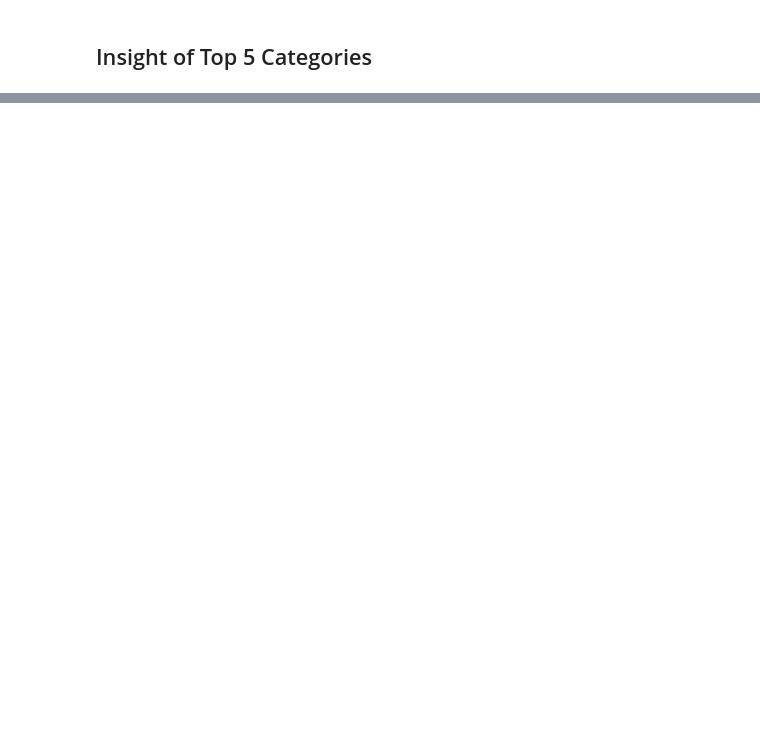
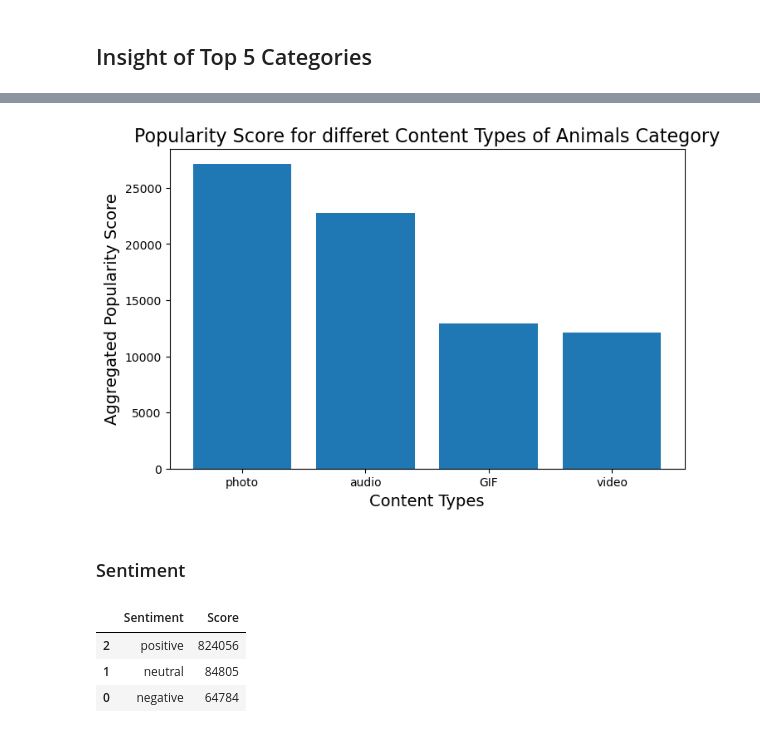
Before and after one commit to dulithaJayakodige/ForageAccentureDataAnalytics, a Jupyter notebook: dataCelaningModelling.ipynb, the cells around one changed output, grey strips where cells are left out. Cells and saved outputs as stored; diff of their text form; code cells hidden in the pictures; blank space fills up the shorter version.

```diff
--- a/dataCelaningModelling.ipynb
+++ b/dataCelaningModelling.ipynb
@@ -321,0 +344,7 @@ top5insight.head(20)
+# %%
+animals= top5insight.query("Category in 'animals' ")
+animals2 = animals[['ContentType','Score']]
+animals2.tail()
+
+animals3 = animals2.groupby(['ContentType'], as_index=False).sum().sort_values(by=['Score'],ascending=False) #get the agregated sum of score
+animals3.head(20) #Show the dataframe
@@ -321,0 +357,25 @@ top5insight.head(20)
+# %%
+fig = plt.figure(figsize = (8, 5))
+
+plt.bar(animals3['ContentType'] ,animals3['Score'], )# color ='magenta')
+
+plt.xlabel("Content Types",fontsize=14)
+plt.ylabel("Aggregated Popularity Score",fontsize=14)
+plt.title("Popularity Score for differet Content Types of Animals Category",fontsize=16)
+#plt.ylim(60000,76000)
+#plt.yticks(np.arange(0, 25000, 4000))
+plt.show()
+# %% [output]
+[figure, added]
+# %% [markdown]
+### Sentiment
+# %%
+SentimentScore= data_merge2[['Sentiment','Score']]
+
+SentimentScore2 = SentimentScore.groupby(['Sentiment'], as_index=False).sum().sort_values(by=['Score'],ascending=False) #get the agregated sum of score
+SentimentScore2.head(20) #Show the dataframe
+# %% [output]
+|  | Sentiment | Score |
+| 2 | positive | 824056 |
+| 1 | neutral | 84805 |
+| 0 | negative | 64784 |
```
Also changed, not shown: parts of 18 cells of this notebook, 6 other files.
